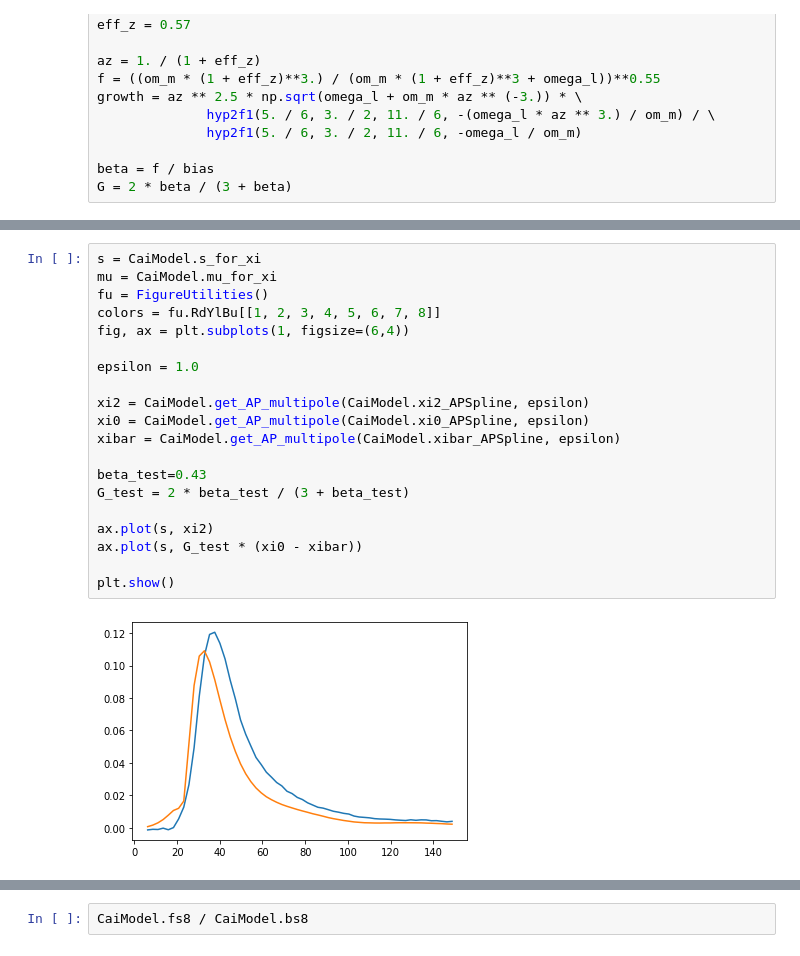
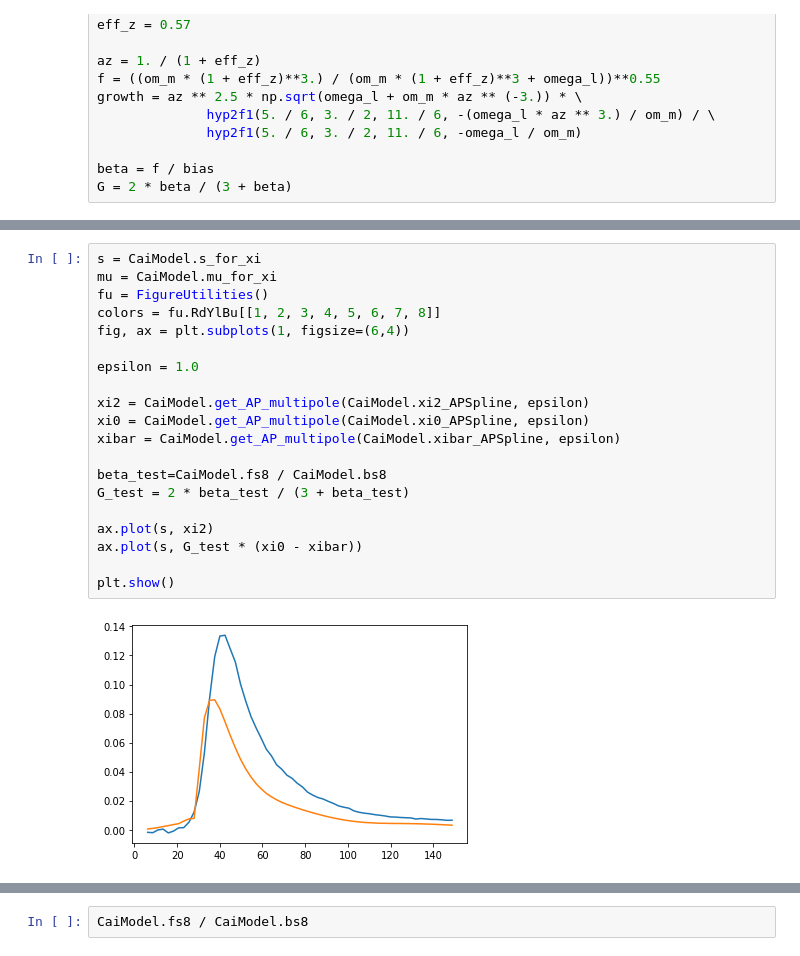
Before and after one commit to epaillas/old_VoidFinder, a Jupyter notebook: test_voidfitter.ipynb, the cells around one changed output, grey strips where cells are left out. Saved outputs shown, nothing was run; the diff lists cells and outputs as text.

```diff
--- a/test_voidfitter.ipynb
+++ b/test_voidfitter.ipynb
@@ -113,25 +116,25 @@ plt.show()
 # %%
 s = CaiModel.s_for_xi
 mu = CaiModel.mu_for_xi
 fu = FigureUtilities()
 colors = fu.RdYlBu[[1, 2, 3, 4, 5, 6, 7, 8]]
 fig, ax = plt.subplots(1, figsize=(6,4))
 
 epsilon = 1.0
 
 xi2 = CaiModel.get_AP_multipole(CaiModel.xi2_APSpline, epsilon)
 xi0 = CaiModel.get_AP_multipole(CaiModel.xi0_APSpline, epsilon)
 xibar = CaiModel.get_AP_multipole(CaiModel.xibar_APSpline, epsilon)
 
-beta_test=0.43
+beta_test=CaiModel.fs8 / CaiModel.bs8
 G_test = 2 * beta_test / (3 + beta_test)
 
 ax.plot(s, xi2)
 ax.plot(s, G_test * (xi0 - xibar))
 
 plt.show()
 # %% [output]
-[figure, old version]
+[figure, new version]
 # %%
 CaiModel.run_mcmc()
 # %% [output]
```
Also changed, not shown: parts of 7 cells of this notebook, 2 other files.
